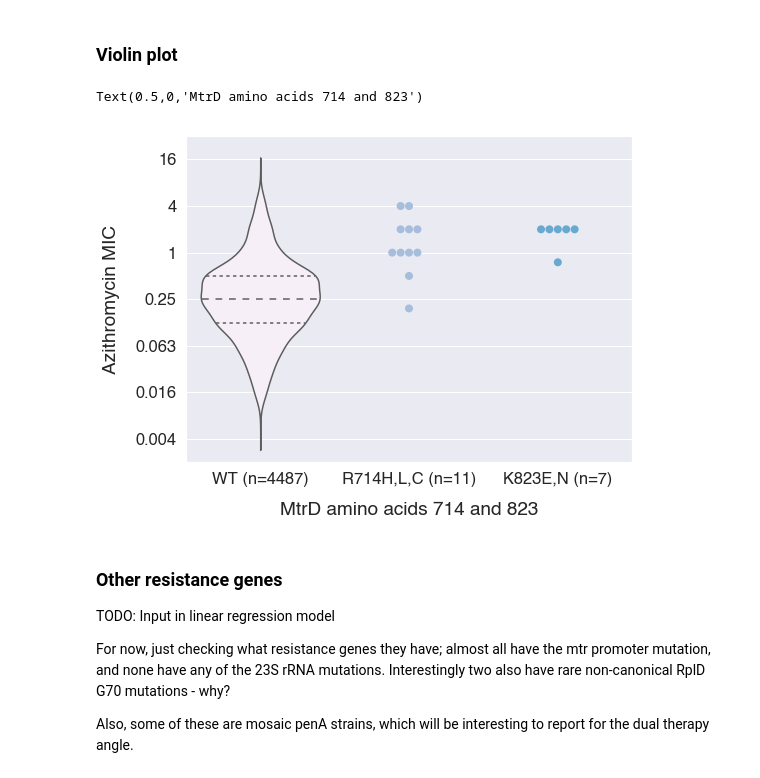
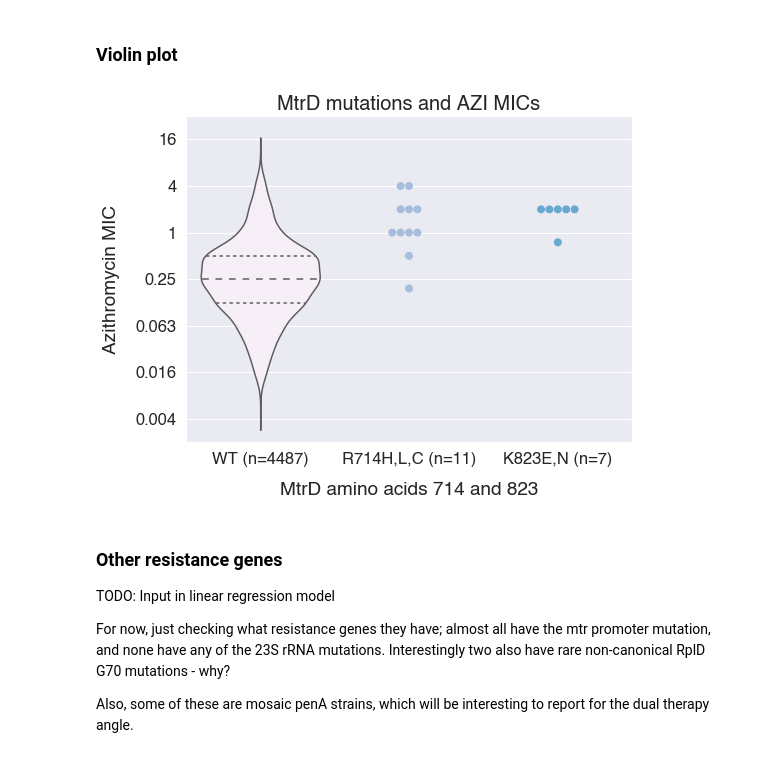
Before and after one commit to gradlab/mtrD-resistance, a Jupyter notebook: mtrD-resistance-notebook.ipynb, the cells around one changed output. Drawn from its saved outputs; the diff is of its cells as text; code cells hidden in the pictures.

```diff
--- a/mtrD-resistance-notebook.ipynb
+++ b/mtrD-resistance-notebook.ipynb
@@ -189,35 +193,37 @@ label823 = 'K823E,N (n=7)'
 labelwt = 'WT (n=4487)'
 
 mtrD_map = {}
 for k in samples_714:
     mtrD_map[k] = label714
 for k in samples_823:
     mtrD_map[k] = label823
 categories = [mtrD_map[x] if x in mtrD_map else labelwt for x in metadata['GWAS_ID']]
 metadata['MtrD_plot'] = categories
 
 fig, ax = plt.subplots(figsize=(8,6))
 sns.set_style('whitegrid')
 sns.set(font_scale = 1.5)
 sns.set_style({'font.sans-serif': 'helvetica'})
 
 pal = {labelwt: '#f6eff7', label714: '#a6bddb', label823: '#67a9cf'}
 
 metadata_violin = metadata[metadata['MtrD_plot'] == labelwt]
 ax = sns.violinplot(data=metadata_violin[metadata_violin['AZI_LOG'] < 3], inner='quartile', saturation=0.9, cut=3, bw=.3, scale='area', x='MtrD_plot', y='AZI_LOG', order = [labelwt, label714, label823], palette = pal, jitter=True)
 
 metadata_swarm = metadata[metadata['MtrD_plot'] != labelwt]
 ax = sns.swarmplot(data=metadata_swarm[metadata_swarm['AZI_LOG'] < 3], size=8, x='MtrD_plot', y='AZI_LOG', order = [labelwt, label714, label823], palette = pal)
 
 ax.set_yticklabels(['',0.004,0.016,0.063,0.25,1,4,16])
 plt.ylim(-9,5)
 ax.set_xlabel("",fontsize=20)
 ax.set_ylabel("",fontsize=18)
 plt.ylabel('Azithromycin MIC',  fontsize=19, labelpad=15)
 plt.xlabel('MtrD amino acids 714 and 823', fontsize=19, labelpad=15)
+plt.title('MtrD mutations and AZI MICs', fontsize=20)
+
+plt.savefig('mtrD/2020-06-01_violin-plot.png', dpi=600)
 # %% [output]
-Text(0.5,0,'MtrD amino acids 714 and 823')
-[figure, old version]
+[figure, new version]
 # %% [markdown]
 ### Other resistance genes
 
```
Also changed, not shown: parts of 2 cells of this notebook, 1 other file.
